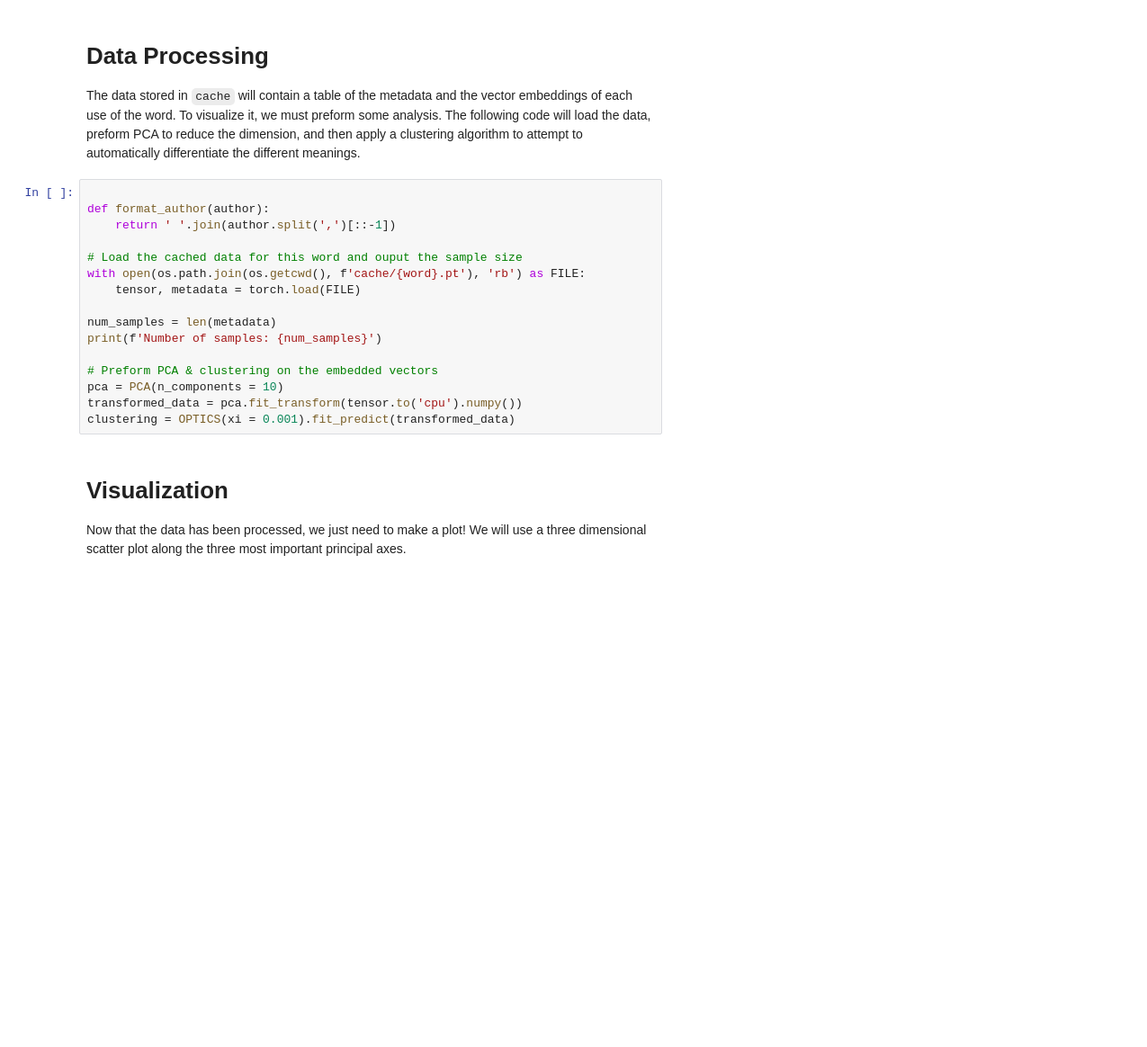
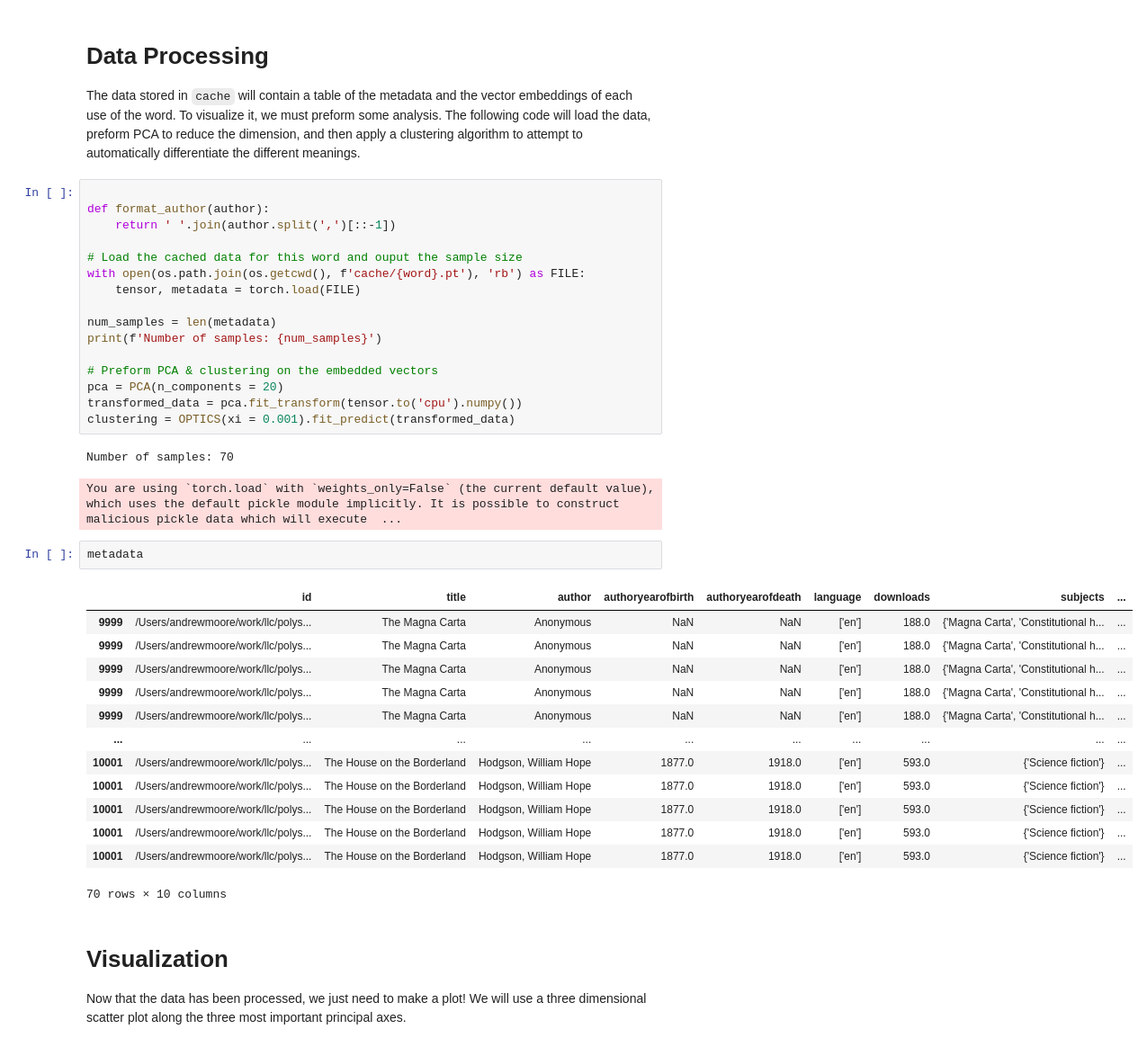
Before and after one commit to a-g-moore/polysemia, a Jupyter notebook: visualize.ipynb, the cells around one changed output. Shown at 90% size. Drawn from its saved outputs; the diff is of its cells as text; blank space fills up the shorter version.

```diff
--- a/visualize.ipynb
+++ b/visualize.ipynb
@@ -36,9 +36,28 @@ num_samples = len(metadata)
 print(f'Number of samples: {num_samples}')
 
 # Preform PCA & clustering on the embedded vectors
-pca = PCA(n_components = 10)
+pca = PCA(n_components = 20)
 transformed_data = pca.fit_transform(tensor.to('cpu').numpy())
 clustering = OPTICS(xi = 0.001).fit_predict(transformed_data)
+# %% [output]
+Number of samples: 70
+You are using `torch.load` with `weights_only=False` (the current default value), which uses the default pickle module implicitly. It is possible to construct malicious pickle data which will execute  ...
+# %%
+metadata
+# %% [output]
+|  | id | title | author | authoryearofbirth | authoryearofdeath | language | downloads | subjects | ... |
+| 9999 | /Users/andrewmoore/work/llc/polys... | The Magna Carta | Anonymous | NaN | NaN | ['en'] | 188.0 | {'Magna Carta', 'Constitutional h... | ... |
+| 9999 | /Users/andrewmoore/work/llc/polys... | The Magna Carta | Anonymous | NaN | NaN | ['en'] | 188.0 | {'Magna Carta', 'Constitutional h... | ... |
+| 9999 | /Users/andrewmoore/work/llc/polys... | The Magna Carta | Anonymous | NaN | NaN | ['en'] | 188.0 | {'Magna Carta', 'Constitutional h... | ... |
+| 9999 | /Users/andrewmoore/work/llc/polys... | The Magna Carta | Anonymous | NaN | NaN | ['en'] | 188.0 | {'Magna Carta', 'Constitutional h... | ... |
+| 9999 | /Users/andrewmoore/work/llc/polys... | The Magna Carta | Anonymous | NaN | NaN | ['en'] | 188.0 | {'Magna Carta', 'Constitutional h... | ... |
+| ... | ... | ... | ... | ... | ... | ... | ... | ... | ... |
+| 10001 | /Users/andrewmoore/work/llc/polys... | The House on the Borderland | Hodgson, William Hope | 1877.0 | 1918.0 | ['en'] | 593.0 | {'Science fiction'} | ... |
+| 10001 | /Users/andrewmoore/work/llc/polys... | The House on the Borderland | Hodgson, William Hope | 1877.0 | 1918.0 | ['en'] | 593.0 | {'Science fiction'} | ... |
+| 10001 | /Users/andrewmoore/work/llc/polys... | The House on the Borderland | Hodgson, William Hope | 1877.0 | 1918.0 | ['en'] | 593.0 | {'Science fiction'} | ... |
+| 10001 | /Users/andrewmoore/work/llc/polys... | The House on the Borderland | Hodgson, William Hope | 1877.0 | 1918.0 | ['en'] | 593.0 | {'Science fiction'} | ... |
+| 10001 | /Users/andrewmoore/work/llc/polys... | The House on the Borderland | Hodgson, William Hope | 1877.0 | 1918.0 | ['en'] | 593.0 | {'Science fiction'} | ... |
+70 rows × 10 columns
 # %% [markdown]
 # Visualization
 
```
Also changed, not shown: parts of 1 cell of this notebook, 3 other files.
